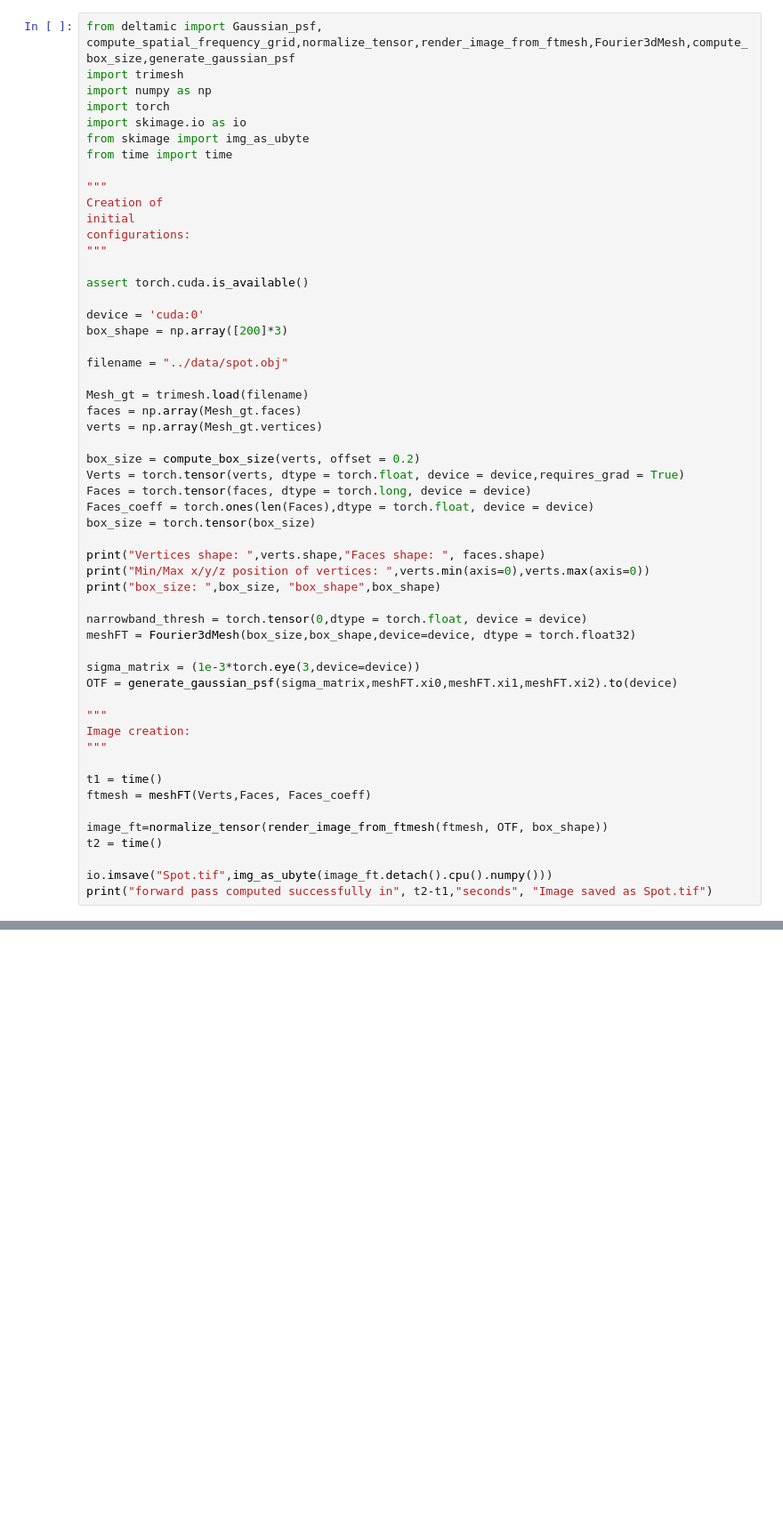
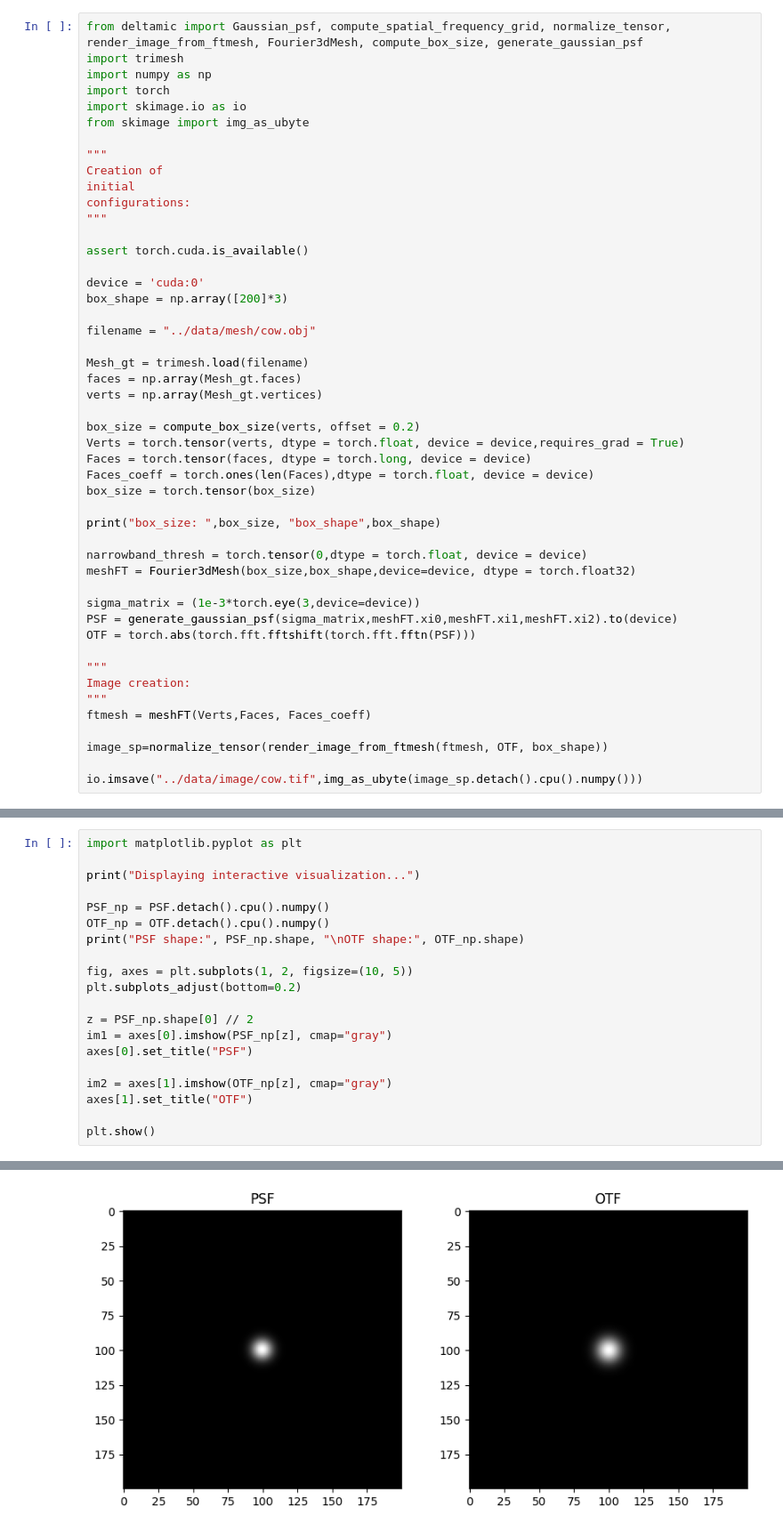
Before and after one commit to VirtualEmbryo/deltaMic, a Jupyter notebook: Examples/Gradient_Descent.ipynb, the cells around one changed output, grey strips where cells are left out. Shown at 89% size. Drawn from its saved outputs; the diff is of its cells as text; blank space fills up the shorter version.

```diff
--- a/Examples/Gradient_Descent.ipynb
+++ b/Examples/Gradient_Descent.ipynb
@@ -1,11 +1,10 @@
 # %%
-from deltamic import Gaussian_psf, compute_spatial_frequency_grid,normalize_tensor,render_image_from_ftmesh,Fourier3dMesh,compute_box_size,generate_gaussian_psf
+from deltamic import Gaussian_psf, compute_spatial_frequency_grid, normalize_tensor, render_image_from_ftmesh, Fourier3dMesh, compute_box_size, generate_gaussian_psf
 import trimesh
 import numpy as np
 import torch
 import skimage.io as io
 from skimage import img_as_ubyte
-from time import time
 
 """
 Creation of
@@ -18,7 +17,7 @@ assert torch.cuda.is_available()
 device = 'cuda:0'
 box_shape = np.array([200]*3)
 
-filename = "../data/spot.obj"
+filename = "../data/mesh/cow.obj"
 
 Mesh_gt = trimesh.load(filename)
 faces = np.array(Mesh_gt.faces)
@@ -30,25 +29,20 @@ Faces = torch.tensor(faces, dtype = torch.long, device = device)
 Faces_coeff = torch.ones(len(Faces),dtype = torch.float, device = device)
 box_size = torch.tensor(box_size)
 
-print("Vertices shape: ",verts.shape,"Faces shape: ", faces.shape)
-print("Min/Max x/y/z position of vertices: ",verts.min(axis=0),verts.max(axis=0))
 print("box_size: ",box_size, "box_shape",box_shape)
 
 narrowband_thresh = torch.tensor(0,dtype = torch.float, device = device)
 meshFT = Fourier3dMesh(box_size,box_shape,device=device, dtype = torch.float32)
 
 sigma_matrix = (1e-3*torch.eye(3,device=device))
-OTF = generate_gaussian_psf(sigma_matrix,meshFT.xi0,meshFT.xi1,meshFT.xi2).to(device)
+PSF = generate_gaussian_psf(sigma_matrix,meshFT.xi0,meshFT.xi1,meshFT.xi2).to(device)
+OTF = torch.abs(torch.fft.fftshift(torch.fft.fftn(PSF)))
 
 """
 Image creation:
 """
-
-t1 = time()
 ftmesh = meshFT(Verts,Faces, Faces_coeff)
 
-image_ft=normalize_tensor(render_image_from_ftmesh(ftmesh, OTF, box_shape))
-t2 = time()
+image_sp=normalize_tensor(render_image_from_ftmesh(ftmesh, OTF, box_shape))
 
-io.imsave("Spot.tif",img_as_ubyte(image_ft.detach().cpu().numpy()))
-print("forward pass computed successfully in", t2-t1,"seconds", "Image saved as Spot.tif")
+io.imsave("../data/image/cow.tif",img_as_ubyte(image_sp.detach().cpu().numpy()))
@@ -166,0 +201,21 @@ for k in (pbar:=tqdm(range(10000))):
+# %%
+import matplotlib.pyplot as plt
+
+print("Displaying interactive visualization...")
+
+PSF_np = PSF.detach().cpu().numpy()
+OTF_np = OTF.detach().cpu().numpy()
+print("PSF shape:", PSF_np.shape, "\nOTF shape:", OTF_np.shape)
+
+fig, axes = plt.subplots(1, 2, figsize=(10, 5))
+plt.subplots_adjust(bottom=0.2)
+
+z = PSF_np.shape[0] // 2
+im1 = axes[0].imshow(PSF_np[z], cmap="gray")
+axes[0].set_title("PSF")
+
+im2 = axes[1].imshow(OTF_np[z], cmap="gray")
+axes[1].set_title("OTF")
+
+plt.show()
+# %% [output]
@@ -166,0 +225 @@ for k in (pbar:=tqdm(range(10000))):
+[figure, added]
```
Also changed, not shown: parts of 11 cells of this notebook, 28 other files.
